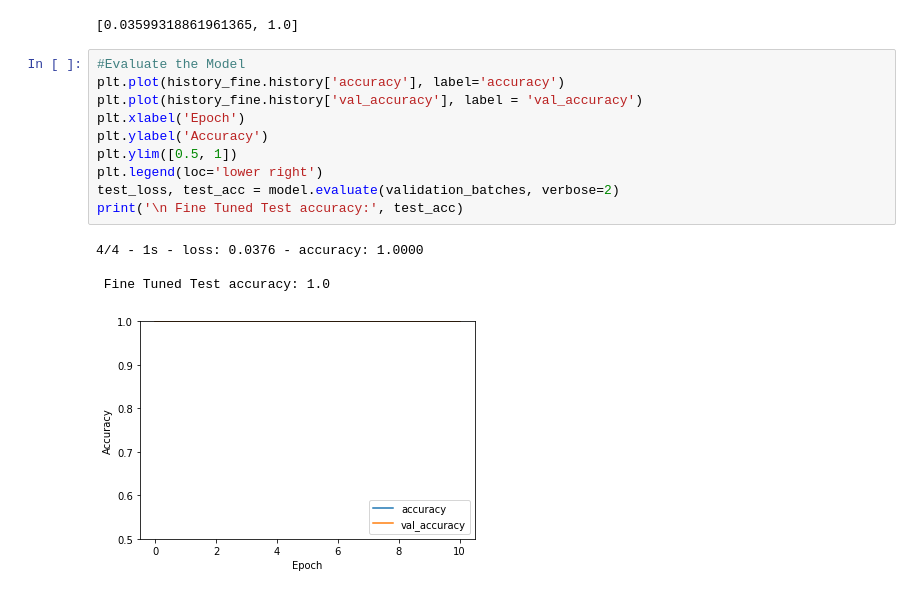
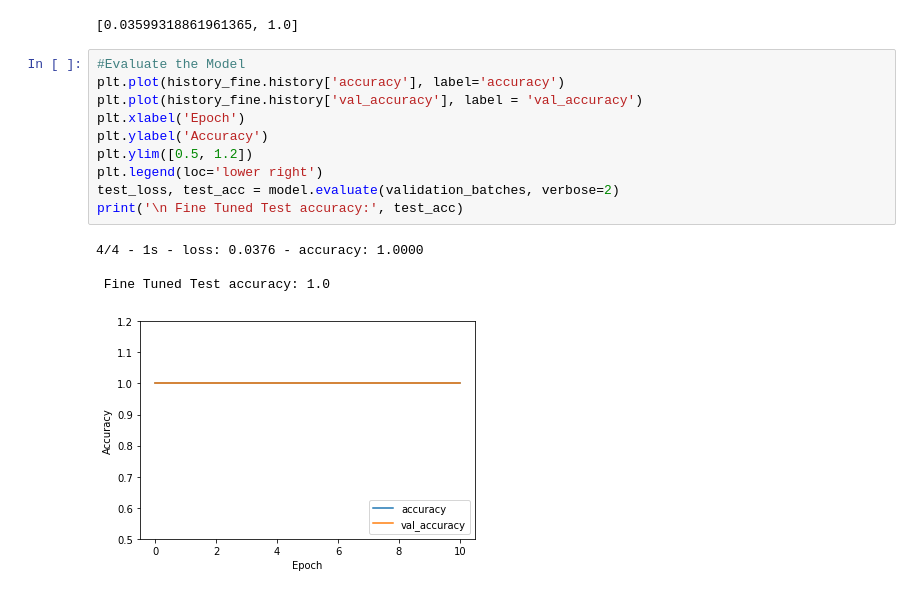
Before and after one commit to mehrotrasan16/Keras-Deep-Learning, a Jupyter notebook: A2_Q3_MobileNetV2_finetuning.ipynb, the cells around one changed output. Drawn from its saved outputs; the diff is of its cells as text.

```diff
--- a/A2_Q3_MobileNetV2_finetuning.ipynb
+++ b/A2_Q3_MobileNetV2_finetuning.ipynb
@@ -247,15 +247,15 @@ model.evaluate(test_batches)
 # %%
 #Evaluate the Model
 plt.plot(history_fine.history['accuracy'], label='accuracy')
 plt.plot(history_fine.history['val_accuracy'], label = 'val_accuracy')
 plt.xlabel('Epoch')
 plt.ylabel('Accuracy')
-plt.ylim([0.5, 1])
+plt.ylim([0.5, 1.2])
 plt.legend(loc='lower right')
 test_loss, test_acc = model.evaluate(validation_batches, verbose=2)
 print('\n Fine Tuned Test accuracy:', test_acc)
 # %% [output]
 4/4 - 1s - loss: 0.0376 - accuracy: 1.0000
 
  Fine Tuned Test accuracy: 1.0
-[figure, old version]
+[figure, new version]
```
